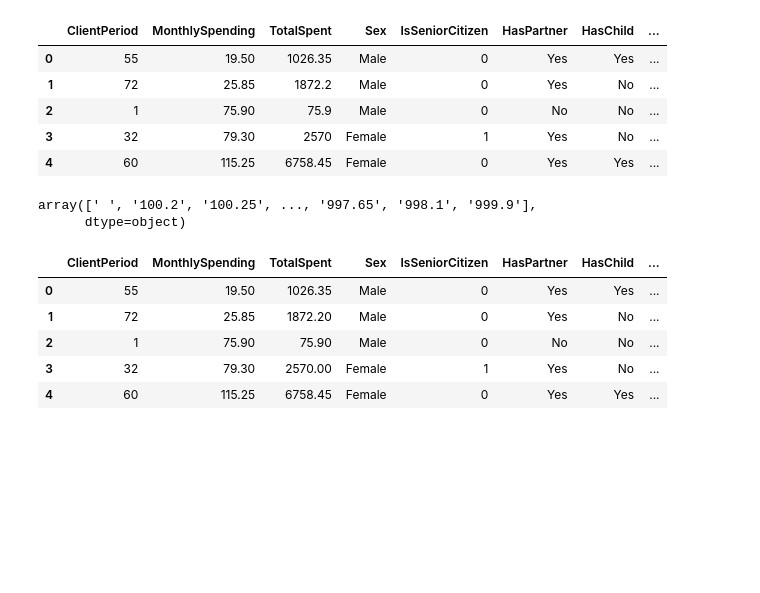
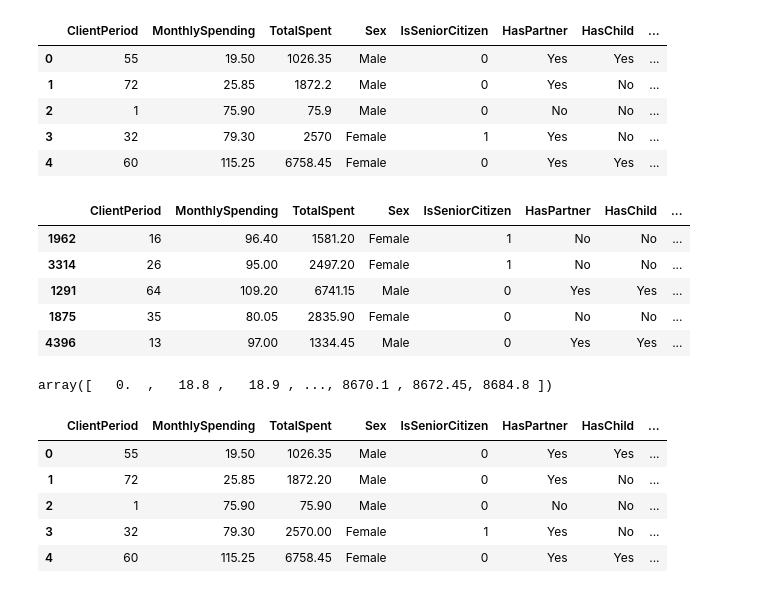
Before and after one commit to Shaorrran/dls-homeworks, a Jupyter notebook: task3/churn.ipynb, the cells around one changed output. Cells and saved outputs as stored; diff of their text form; code cells hidden in the pictures; blank space fills up the shorter version.

```diff
--- a/task3/churn.ipynb
+++ b/task3/churn.ipynb
@@ -125,9 +127,19 @@ data.head()
 | 2 | 1 | 75.90 | 75.9 | Male | 0 | No | No | ... |
 | 3 | 32 | 79.30 | 2570 | Female | 1 | Yes | No | ... |
 | 4 | 60 | 115.25 | 6758.45 | Female | 0 | Yes | Yes | ... |
-# %%
-np.unique(data["TotalSpent"])
-# %% [output]
-array([' ', '100.2', '100.25', ..., '997.65', '998.1', '999.9'],
-      dtype=object)
+# %%
+# Просмотр пяти случайных строк
+data_train.iloc[np.random.randint(0, data_train.shape[0], 5)]
+# %% [output]
+|  | ClientPeriod | MonthlySpending | TotalSpent | Sex | IsSeniorCitizen | HasPartner | HasChild | ... |
+| 1962 | 16 | 96.40 | 1581.20 | Female | 1 | No | No | ... |
+| 3314 | 26 | 95.00 | 2497.20 | Female | 1 | No | No | ... |
+| 1291 | 64 | 109.20 | 6741.15 | Male | 0 | Yes | Yes | ... |
+| 1875 | 35 | 80.05 | 2835.90 | Female | 0 | No | No | ... |
+| 4396 | 13 | 97.00 | 1334.45 | Male | 0 | Yes | Yes | ... |
+# %%
+# В TotalSpent есть пустое значение-пробел, поэтому столбец имеет dtype=object
+np.unique(data_train["TotalSpent"])
+# %% [output]
+array([   0.  ,   18.8 ,   18.9 , ..., 8670.1 , 8672.45, 8684.8 ])
 # %%
```
Also changed, not shown: parts of 27 cells of this notebook.
